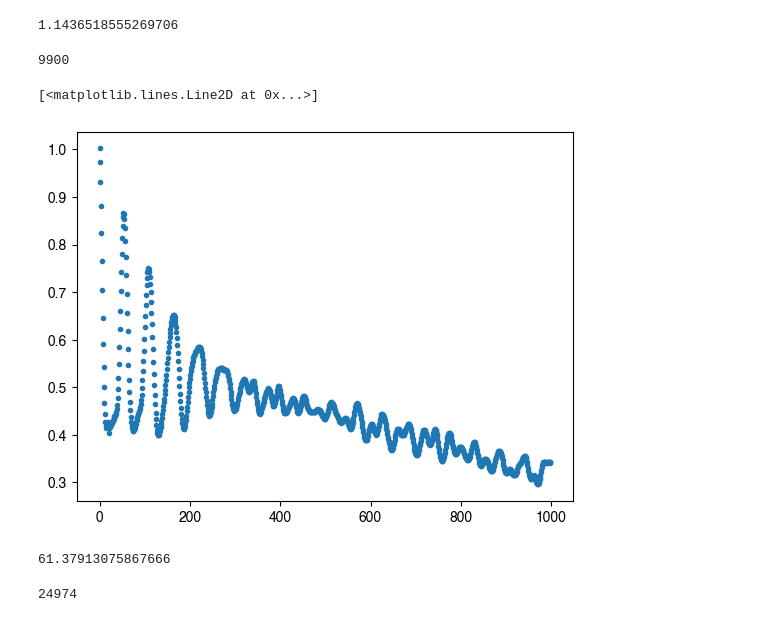
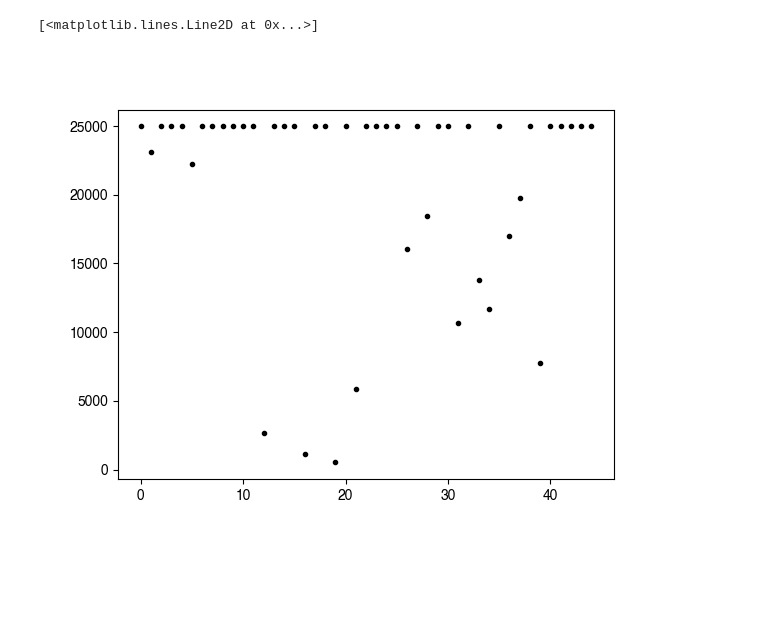
Before and after one commit to fvegar/blades, a Jupyter notebook: correlations_matrix.ipynb, the cells around one changed output. Saved outputs shown, nothing was run; the diff lists cells and outputs as text; code cells hidden in the pictures; blank space fills up the shorter version.

```diff
--- a/correlations_matrix.ipynb
+++ b/correlations_matrix.ipynb
@@ -104,8 +135,0 @@ At = np.zeros(nt)
-# %%
-ipart = 0
-vx = tabla[tabla.track==parts[ipart]].vx.values
-for i in range(1,10000-1):
-    At[i] = np.sum( np.diag(vx,k=i)[:nt,:nt].dot(vx) )/(nt-i)
-    printp(str(i))
-    #if (i%10==0):
-    #    printp(str(i))
@@ -124,4 +166,0 @@ denom = np.mean(w[:10000] * w[:10000])
-# %%
-time_shift_np_av(W, denom, 1)
-# %% [output]
-1.1436518555269706
@@ -130,17 +167,12 @@ At[0]=0
-# %%
-denom =  np.mean(W[:20000] * W[:20000])
-for i in range(1,10000):
-    At[i] = time_shift_np_av(W, denom, i)
-    if i%100==0:
-        printp(str(i))
-# %% [output]
-9900
+# %%
+lengths = np.array([ len(tabla[tabla.track==i]) for i in range(45)])
+nt = np.max(lengths)
+parts=np.where( lengths>nt)[0]
+
+plt.figure(1)
+plt.plot(lengths, '.', c='k')
+# %% [output]
+[<matplotlib.lines.Line2D at 0x...>]
+[figure, added]
 # %%
-plt.plot(At[1:1000],'.')
+plt.close(1)
-# %% [output]
-[<matplotlib.lines.Line2D at 0x...>]
-[figure, removed]
-# %%
-time_shift_mat_av(W,1)
-# %% [output]
-61.37913075867666
@@ -151,4 +178,0 @@ W = w - np.mean(w)
-# %%
-len(w[:-1] * w[1:])
-# %% [output]
-24974
```
Also changed, not shown: parts of 49 cells of this notebook, 1 other file.
